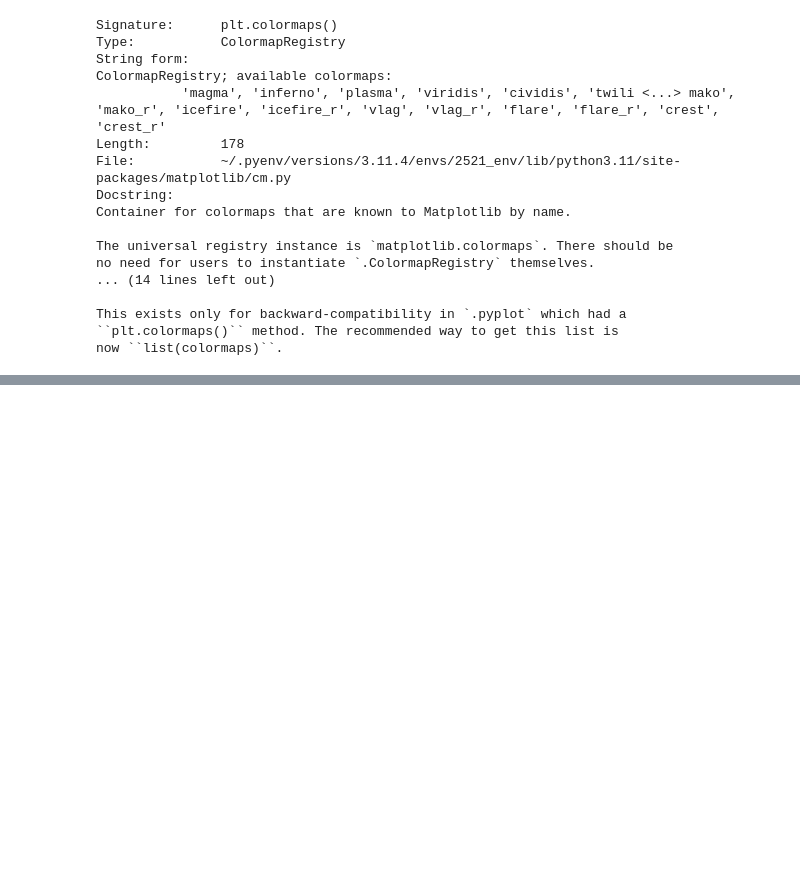
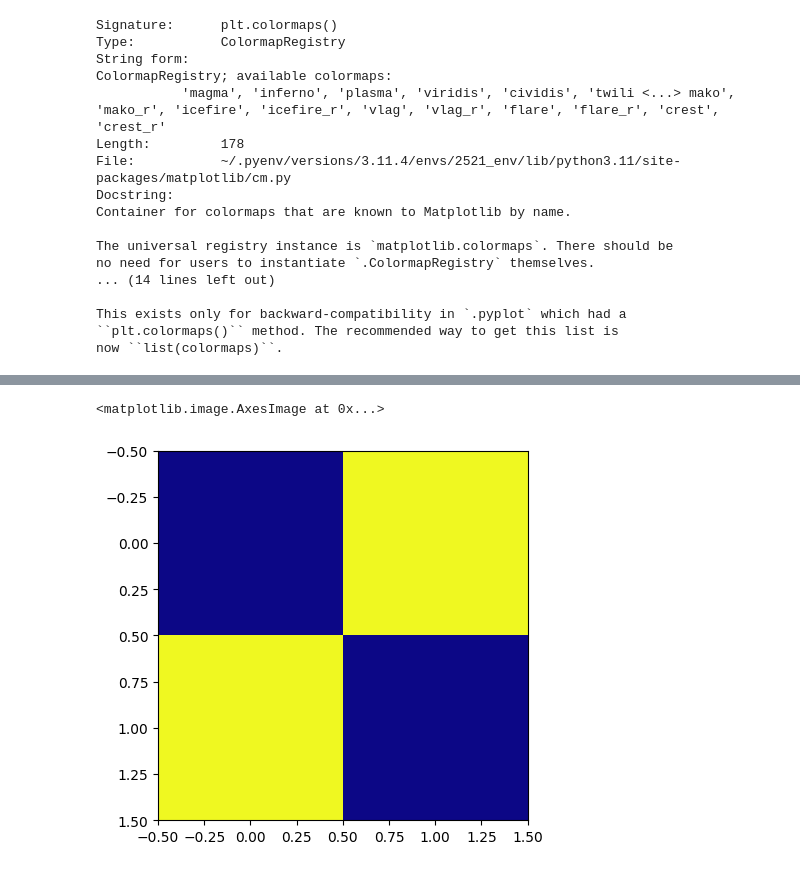
Before and after one commit to morey-ow/cs2521-summer2023, a Jupyter notebook: chapter4notes.ipynb, the cells around one changed output, grey strips where cells are left out. Drawn from its saved outputs; the diff is of its cells as text; code cells hidden in the pictures; blank space fills up the shorter version.

```diff
--- a/chapter4notes.ipynb
+++ b/chapter4notes.ipynb
@@ -1144,0 +1417,5 @@ now ``list(colormaps)``.
+# %%
+plt.imshow(M, cmap='plasma')
+# %% [output]
+<matplotlib.image.AxesImage at 0x...>
+[figure, added]
```
Also changed, not shown: parts of 37 cells of this notebook.
